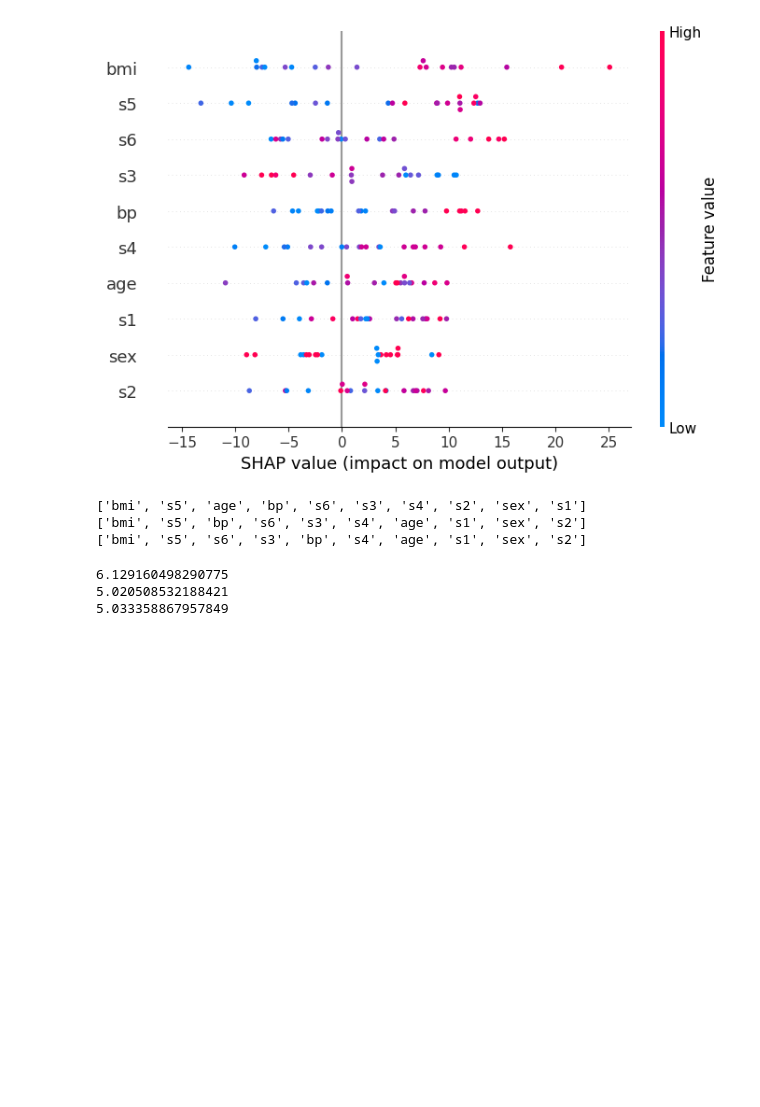
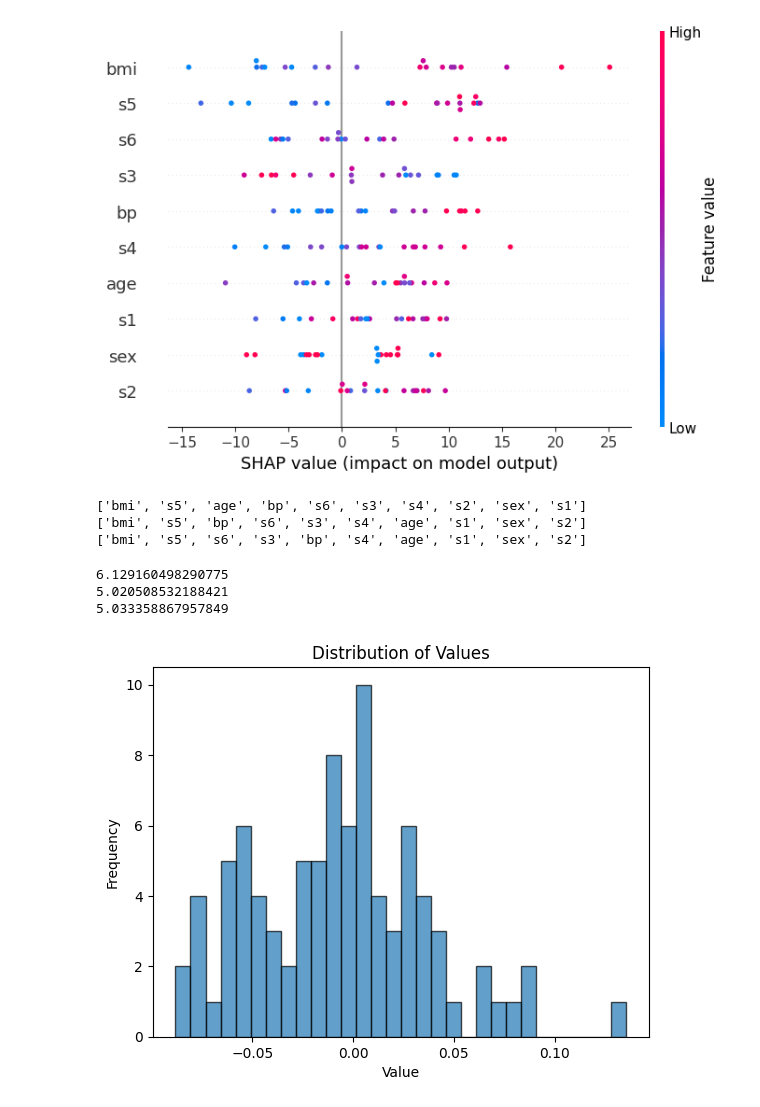
Before and after one commit to bkuwahara/shap, a Jupyter notebook: test.ipynb, the cells around one changed output. Saved outputs shown, nothing was run; the diff lists cells and outputs as text; code cells hidden in the pictures; blank space fills up the shorter version.

```diff
--- a/test.ipynb
+++ b/test.ipynb
@@ -89,3 +128,15 @@ for e in explanations:
 6.129160498290775
 5.020508532188421
 5.033358867957849
+# %%
+
+# Create a NumPy array with random values
+
+# Plot the histogram
+plt.hist(X_test[:,9], bins=30, edgecolor='k', alpha=0.7)
+plt.title('Distribution of Values')
+plt.xlabel('Value')
+plt.ylabel('Frequency')
+plt.show()
+# %% [output]
+[figure, added]
```
Also changed, not shown: parts of 7 cells of this notebook, 2 other files.
